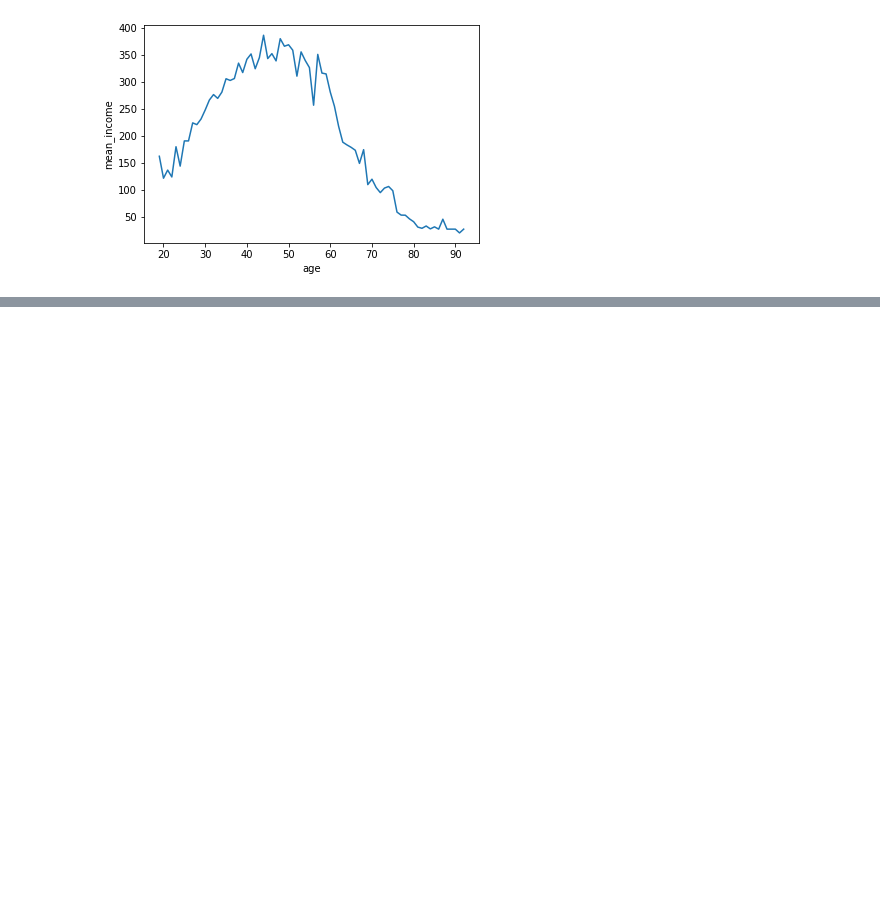
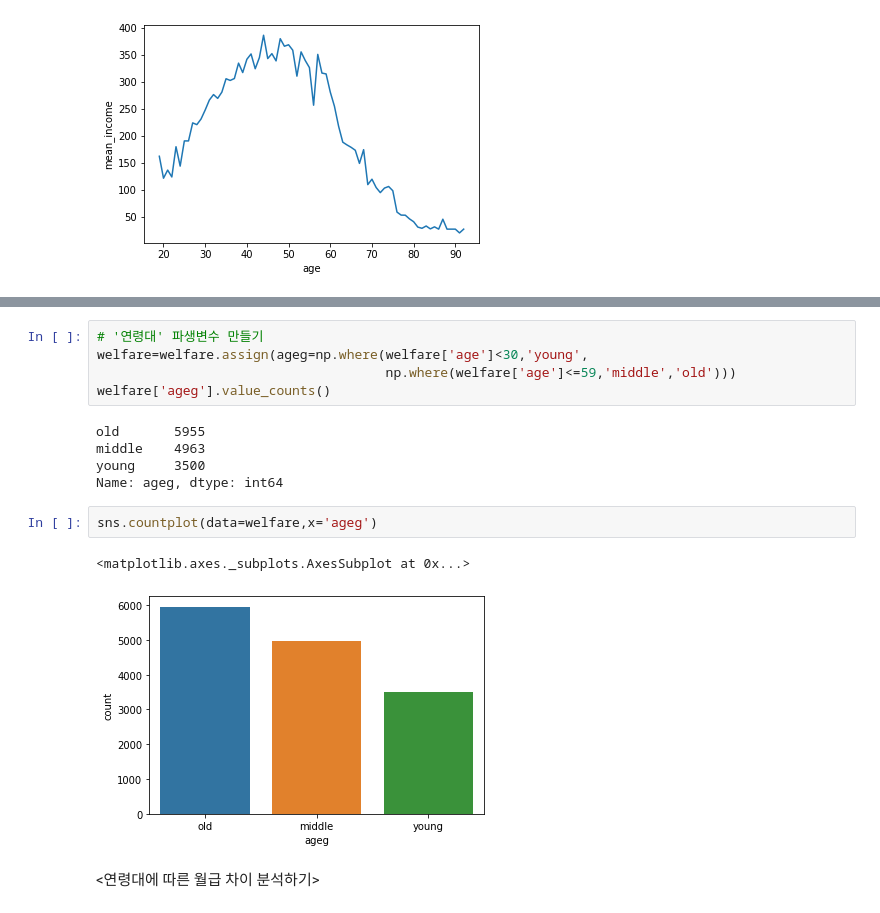
Before and after one commit to Devheun/Data-Analysis, a Jupyter notebook: Project1.ipynb, the cells around one changed output, grey strips where cells are left out. Cells and saved outputs as stored; diff of their text form; blank space fills up the shorter version.

```diff
--- a/Project1.ipynb
+++ b/Project1.ipynb
@@ -181,0 +189,17 @@ sns.lineplot(data=age_income,x='age',y='mean_income')
+# %%
+# '연령대' 파생변수 만들기
+welfare=welfare.assign(ageg=np.where(welfare['age']<30,'young',
+                                     np.where(welfare['age']<=59,'middle','old')))
+welfare['ageg'].value_counts()
+# %% [output]
+old       5955
+middle    4963
+young     3500
+Name: ageg, dtype: int64
+# %%
+sns.countplot(data=welfare,x='ageg')
+# %% [output]
+<matplotlib.axes._subplots.AxesSubplot at 0x...>
+[figure, added]
+# %% [markdown]
+<연령대에 따른 월급 차이 분석하기>
```
Also changed, not shown: parts of 19 cells of this notebook.
